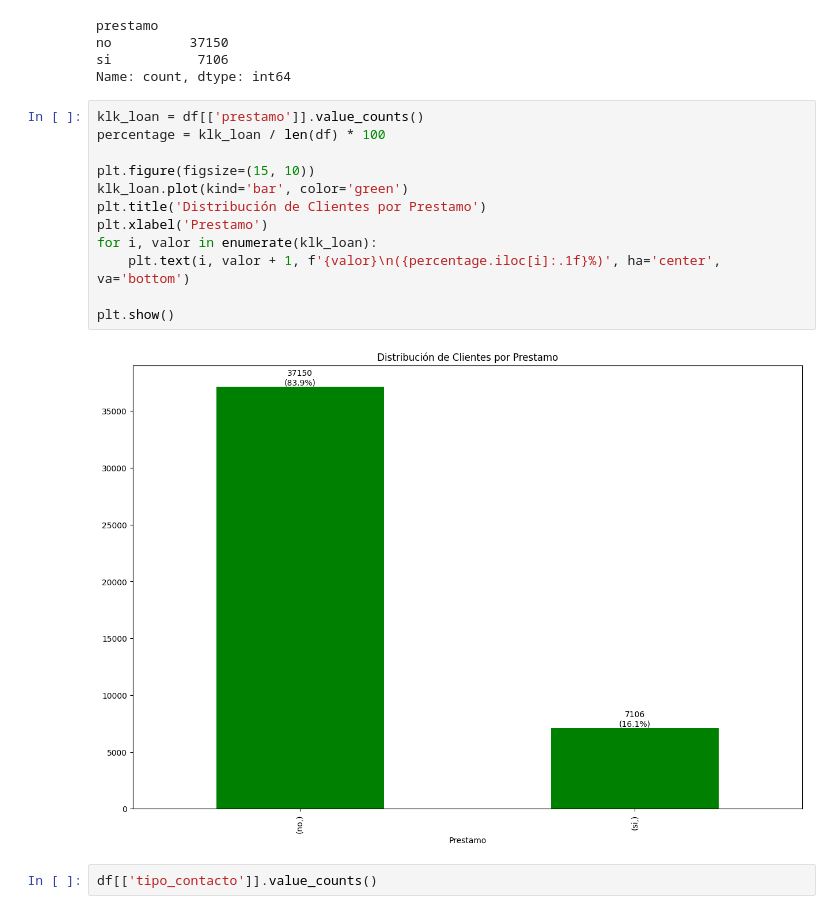
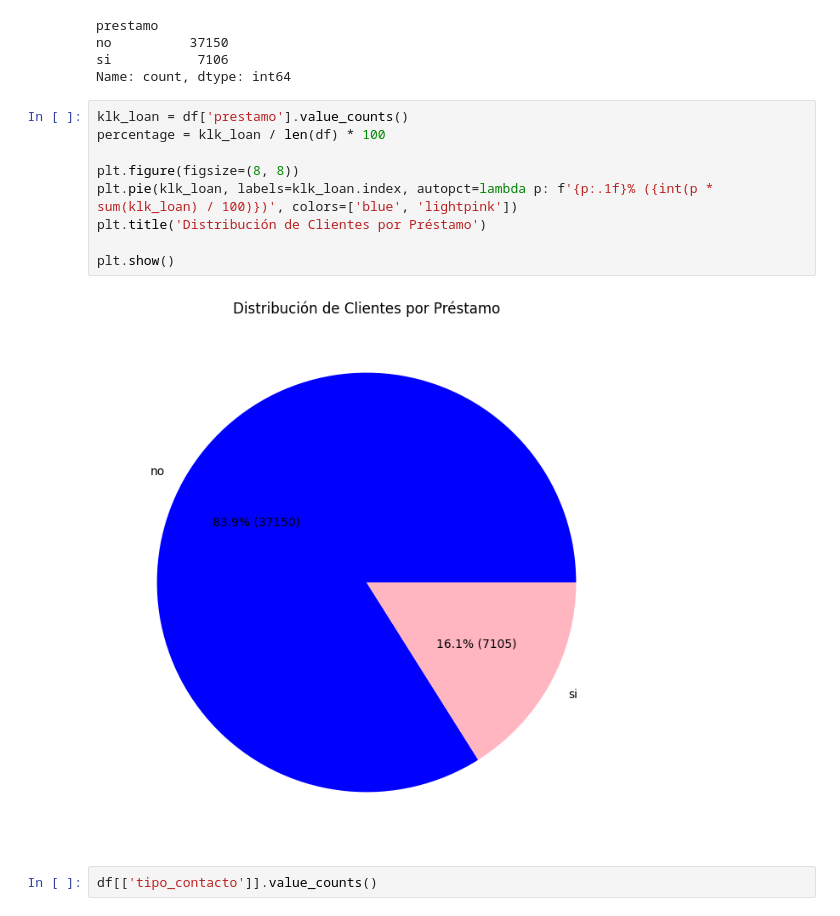
Before and after one commit to erxgli/Amacor_contexto_bancario, a Jupyter notebook: KLK.ipynb, the cells around one changed output. Drawn from its saved outputs; the diff is of its cells as text.

```diff
--- a/KLK.ipynb
+++ b/KLK.ipynb
@@ -176,20 +175,17 @@ prestamo
 no          37150
 si           7106
 Name: count, dtype: int64
-# %%
-klk_loan = df[['prestamo']].value_counts()
-percentage = klk_loan / len(df) * 100
-
-plt.figure(figsize=(15, 10))
-klk_loan.plot(kind='bar', color='green')
-plt.title('Distribución de Clientes por Prestamo')
-plt.xlabel('Prestamo')
-for i, valor in enumerate(klk_loan):
-    plt.text(i, valor + 1, f'{valor}\n({percentage.iloc[i]:.1f}%)', ha='center', va='bottom')
-
-plt.show()
-# %% [output]
-[figure, removed]
+# %%
+klk_loan = df['prestamo'].value_counts()
+percentage = klk_loan / len(df) * 100
+
+plt.figure(figsize=(8, 8))
+plt.pie(klk_loan, labels=klk_loan.index, autopct=lambda p: f'{p:.1f}% ({int(p * sum(klk_loan) / 100)})', colors=['blue', 'lightpink'])
+plt.title('Distribución de Clientes por Préstamo')
+
+plt.show()
+# %% [output]
+[figure, added]
 # %%
 df[['tipo_contacto']].value_counts()
 # %% [output]
```
Also changed, not shown: parts of 10 cells of this notebook.
